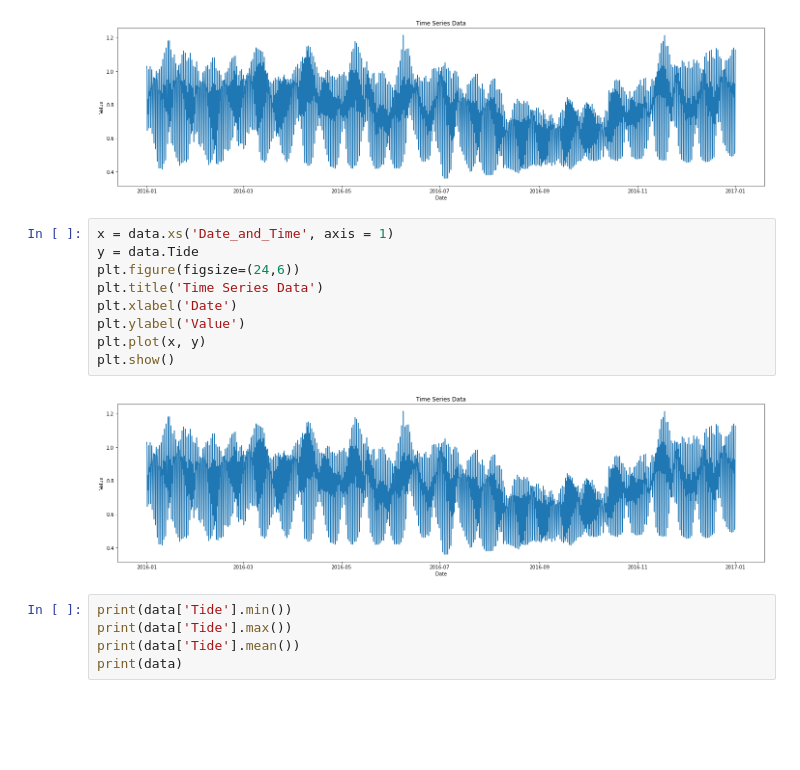
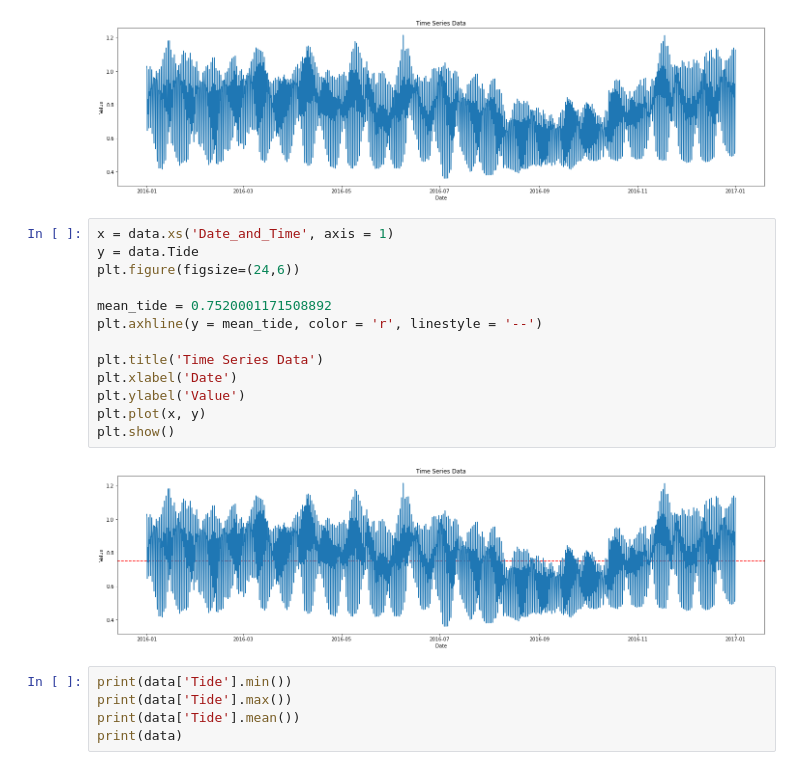
Before and after one commit to ravi19ved/tide-analysis, a Jupyter notebook: spectral-analysis/time_series_analysis.ipynb, the cells around one changed output. Saved outputs shown, nothing was run; the diff lists cells and outputs as text; blank space fills up the shorter version.

```diff
--- a/spectral-analysis/time_series_analysis.ipynb
+++ b/spectral-analysis/time_series_analysis.ipynb
@@ -37,14 +37,18 @@ plt.show()
 # %%
 x = data.xs('Date_and_Time', axis = 1)
 y = data.Tide
 plt.figure(figsize=(24,6))
+
+mean_tide = 0.7520001171508892
+plt.axhline(y = mean_tide, color = 'r', linestyle = '--')
+
 plt.title('Time Series Data')
 plt.xlabel('Date')
 plt.ylabel('Value')
 plt.plot(x, y)
 plt.show()
 # %% [output]
-[figure, old version]
+[figure, new version]
 # %%
 print(data['Tide'].min())
 print(data['Tide'].max())
```
Also changed, not shown: parts of 3 cells of this notebook, 13 other files.
